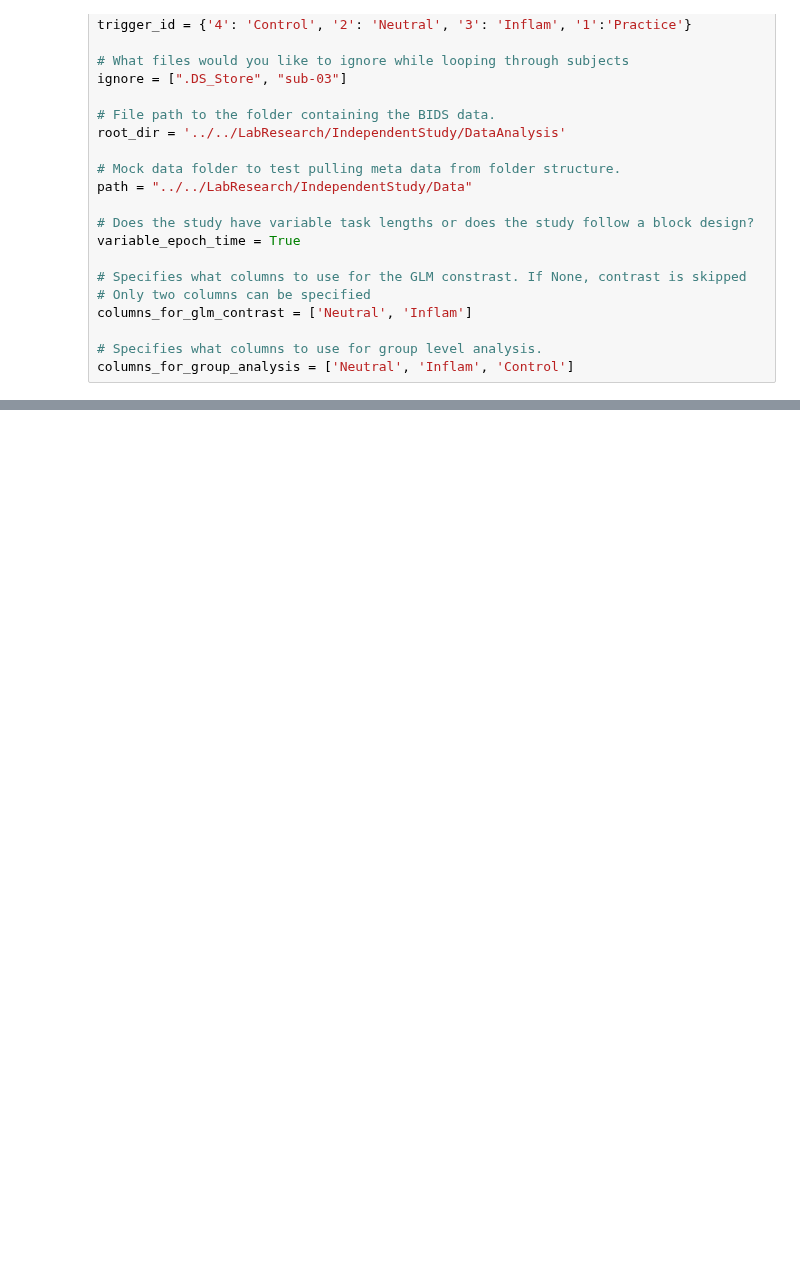
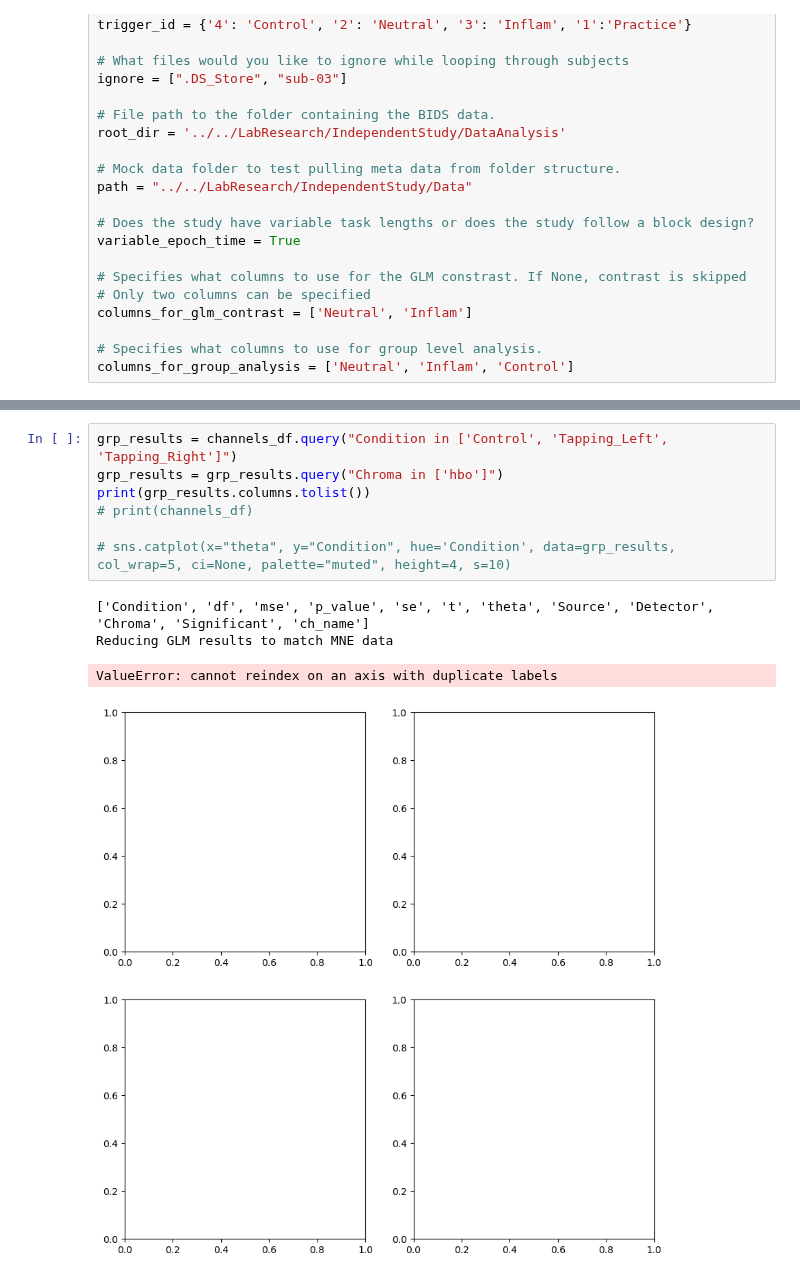
Before and after one commit to nolanrbrady/fNIRs-data-pipeline, a Jupyter notebook: python/home.ipynb, the cells around one changed output, grey strips where cells are left out. Saved outputs shown, nothing was run; the diff lists cells and outputs as text; blank space fills up the shorter version.

```diff
--- a/python/home.ipynb
+++ b/python/home.ipynb
@@ -166,0 +196,12 @@ Reading 0 ... 18357  =      0.000 ...  1804.493 secs...
+# %%
+grp_results = channels_df.query("Condition in ['Control', 'Tapping_Left', 'Tapping_Right']")
+grp_results = grp_results.query("Chroma in ['hbo']")
+print(grp_results.columns.tolist())
+# print(channels_df)
+
+# sns.catplot(x="theta", y="Condition", hue='Condition', data=grp_results, col_wrap=5, ci=None, palette="muted", height=4, s=10)
+# %% [output]
+['Condition', 'df', 'mse', 'p_value', 'se', 't', 'theta', 'Source', 'Detector', 'Chroma', 'Significant', 'ch_name']
+Reducing GLM results to match MNE data
+ValueError: cannot reindex on an axis with duplicate labels
+[figure, added]
```
Also changed, not shown: parts of 8 cells of this notebook, 2 other files.
